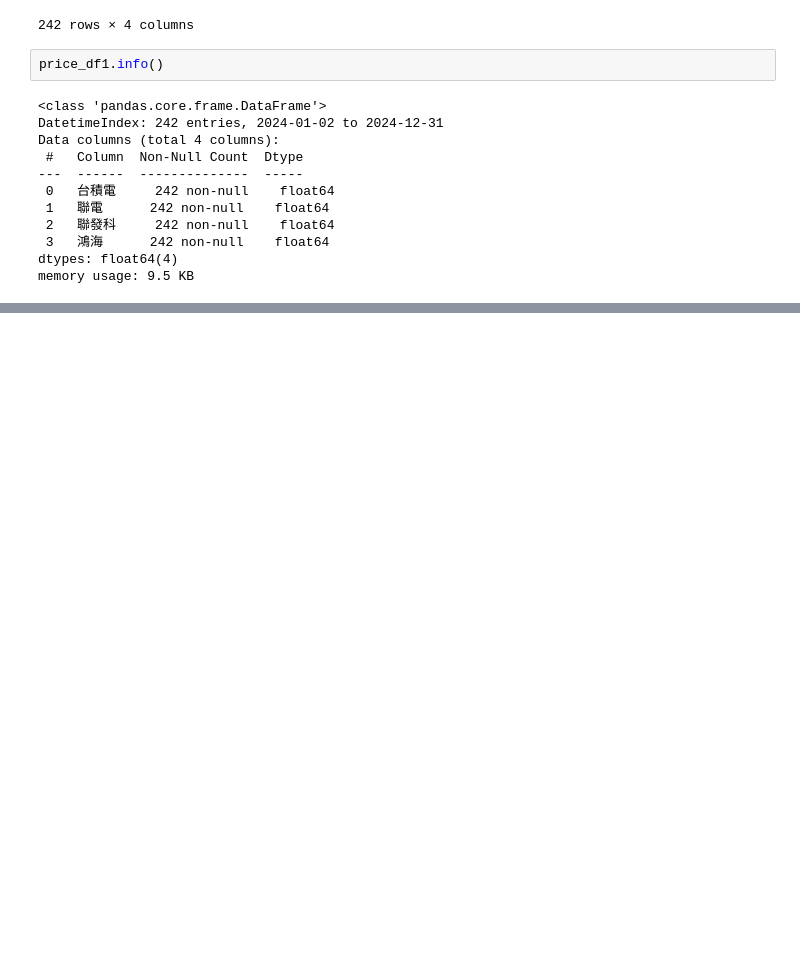
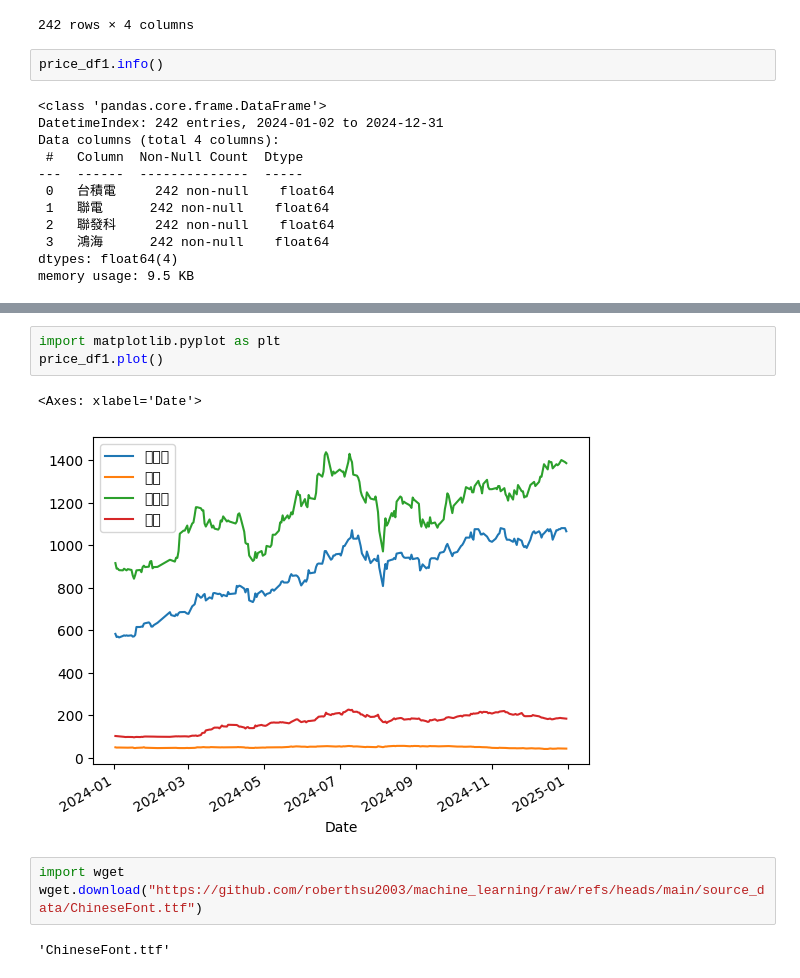
Before and after one commit to futitan/python_analysis, a Jupyter notebook: lesson19/lesson19_3.ipynb, the cells around one changed output, grey strips where cells are left out. Cells and saved outputs as stored; diff of their text form; blank space fills up the shorter version.

```diff
--- a/lesson19/lesson19_3.ipynb
+++ b/lesson19/lesson19_3.ipynb
@@ -160,0 +169,11 @@ memory usage: 9.5 KB
+# %%
+import matplotlib.pyplot as plt
+price_df1.plot()
+# %% [output]
+<Axes: xlabel='Date'>
+[figure, added]
+# %%
+import wget
+wget.download("https://github.com/roberthsu2003/machine_learning/raw/refs/heads/main/source_data/ChineseFont.ttf")
+# %% [output]
+'ChineseFont.ttf'
```
Also changed, not shown: parts of 5 cells of this notebook, 1 other file.
